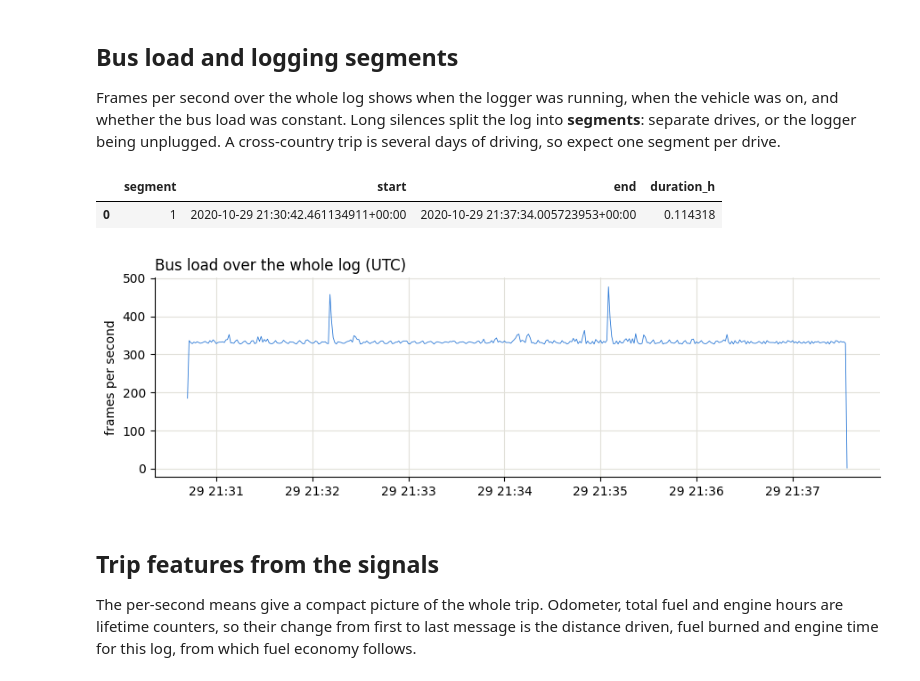
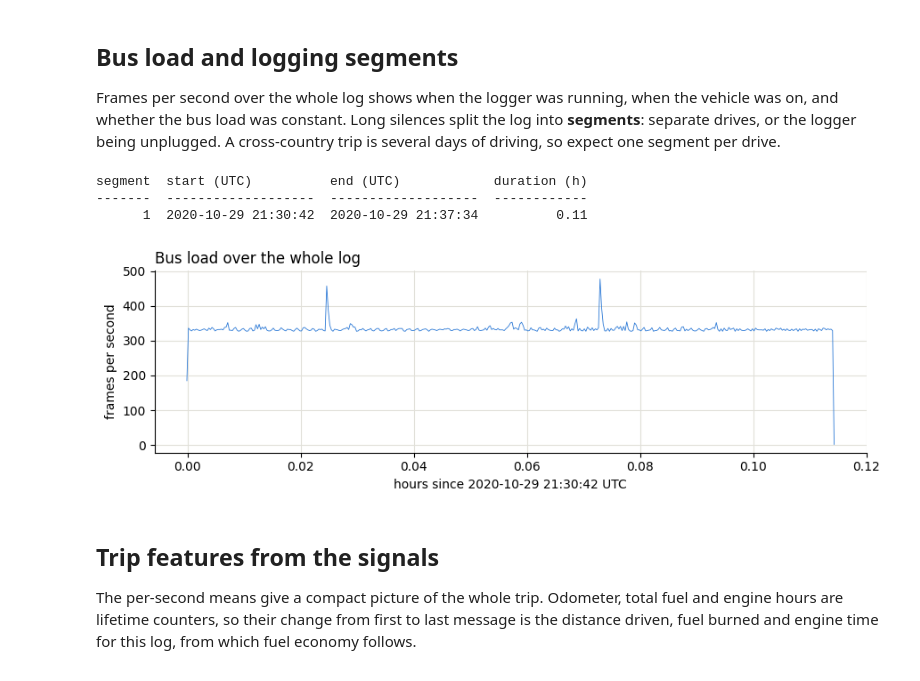
Before and after one commit to SystemsCyber/CyberTruckResources, a Jupyter notebook: 02_CAN Logging/02b_CAN in databases.ipynb, the cells around one changed output. Cells and saved outputs as stored; diff of their text form; code cells hidden in the pictures.

```diff
--- a/02_CAN Logging/02b_CAN in databases.ipynb
+++ b/02_CAN Logging/02b_CAN in databases.ipynb
@@ -975,6 +693,7 @@ def build_log_database(log_path, db_path, dadb, signal_spns=(190, 84), batch=500
 conn.close()
 conn = build_log_database(LOG, DB, dadb, signal_spns=(190, 84, 91, 92, 245, 250, 247, 110, 171, 168))
 conn.execute('ATTACH DATABASE ? AS da', (DA_DB,))
-pd.read_sql_query("SELECT sa, pgn, printf('%08X', can_id) AS id_hex, timestamp, hex(data) AS data, spns FROM frames WHERE pgn IN (61444, 65262, 65253) GROUP BY pgn", conn)
+for row in conn.execute("SELECT sa, pgn, printf('%08X', can_id), spns FROM frames WHERE pgn IN (61444, 65262, 65253) GROUP BY pgn"):
+    print(row)
 # %% [output]
         50,000 frames   36.5%     0.5 s
@@ -1314,4 +1035,28 @@ bam.feed(0.3, TP_DT, 0, bytes([3]) + b'142*\xff\xff\xff')
 bam.messages
 # %% [output]
 [(0.3, 0, 65260, b'1XKAAP8X4CJ293142')]
+# %%
+def haversine_km(lat1, lon1, lat2, lon2):
+    '''Great-circle distance between two points, in km.'''
+    R = 6371.0088
+    p1, p2 = math.radians(lat1), math.radians(lat2)
+    a = math.sin((p2 - p1) / 2) ** 2 + math.cos(p1) * math.cos(p2) * math.sin(math.radians(lon2 - lon1) / 2) ** 2
+    return 2 * R * math.asin(math.sqrt(a))
+
+def write_csv(path, headers, rows):
+    with open(path, 'w', newline='') as f:
+        w = csv.writer(f); w.writerow(headers); w.writerows(rows)
+
+def read_csv(path):
+    '''CSV -> {column: list of floats (None for blanks)}'''
+    with open(path, newline='') as f:
+        r = csv.reader(f); headers = next(r)
+        cols = {h: [] for h in headers}
+        for row in r:
+            for h, v in zip(headers, row):
+                cols[h].append(float(v) if v != '' else None)
+    return cols
+
+SIGNAL_SPNS = (190, 84, 91, 92, 245, 250, 247, 110, 175, 171, 108, 168, 183, 96)   # kept as per-second means
+GPS_PGN, TIMEDATE_PGN = 65267, 65254
 # %%
@@ -1522,21 +1247,21 @@ pgns.head(20)
 ## Bus load and logging segments
 Frames per second over the whole log shows when the logger was running, when the vehicle was on, and whether the bus load was constant. Long silences split the log into **segments**: separate drives, or the logger being unplugged. A cross-country trip is several days of driving, so expect one segment per drive.
 # %%
-load = pd.read_csv(feats['bus_load_csv'])
-load['t'] = pd.to_datetime(load['second'], unit='s', utc=True)
+load = read_csv(feats['bus_load_csv'])
+t_start = feats['t_first']
+hours = [(s - t_start) / 3600 for s in load['second']]
 fig, ax = plt.subplots(figsize=(9, 3))
-ax.plot(load['t'], load['frames'], color=BLUE, linewidth=0.6)
-ax.set_ylabel('frames per second'); ax.set_title('Bus load over the whole log (UTC)', loc='left'); tidy(ax); plt.tight_layout()
+ax.plot(hours, load['frames'], color=BLUE, linewidth=0.6)
+ax.set_ylabel('frames per second'); ax.set_xlabel(f"hours since {feats['start_utc']} UTC")
+ax.set_title('Bus load over the whole log', loc='left'); tidy(ax); plt.tight_layout()
 
-segments = pd.DataFrame(feats['segments'])
-segments['start'] = pd.to_datetime(segments['start'], unit='s', utc=True)
-segments['end'] = pd.to_datetime(segments['end'], unit='s', utc=True)
-segments['duration_h'] = segments['duration_s'] / 3600
-segments[['segment', 'start', 'end', 'duration_h']]
+print_table(['segment', 'start (UTC)', 'end (UTC)', 'duration (h)'],
+            [(s['segment'], utc(s['start']), utc(s['end']), s['duration_s'] / 3600) for s in feats['segments']], floats='{:.2f}')
 # %% [output]
-|  | segment | start | end | duration_h |
-| 0 | 1 | 2020-10-29 21:30:42.461134911+00:00 | 2020-10-29 21:37:34.005723953+00:00 | 0.114318 |
+segment  start (UTC)          end (UTC)            duration (h)
+-------  -------------------  -------------------  ------------
+      1  2020-10-29 21:30:42  2020-10-29 21:37:34          0.11
-[figure, old version]
+[figure, new version]
 # %% [markdown]
 ## Trip features from the signals
 The per-second means give a compact picture of the whole trip. Odometer, total fuel and engine hours are lifetime counters, so their change from first to last message is the distance driven, fuel burned and engine time for this log, from which fuel economy follows.
```
Also changed, not shown: parts of 55 cells of this notebook, 4 other files.
